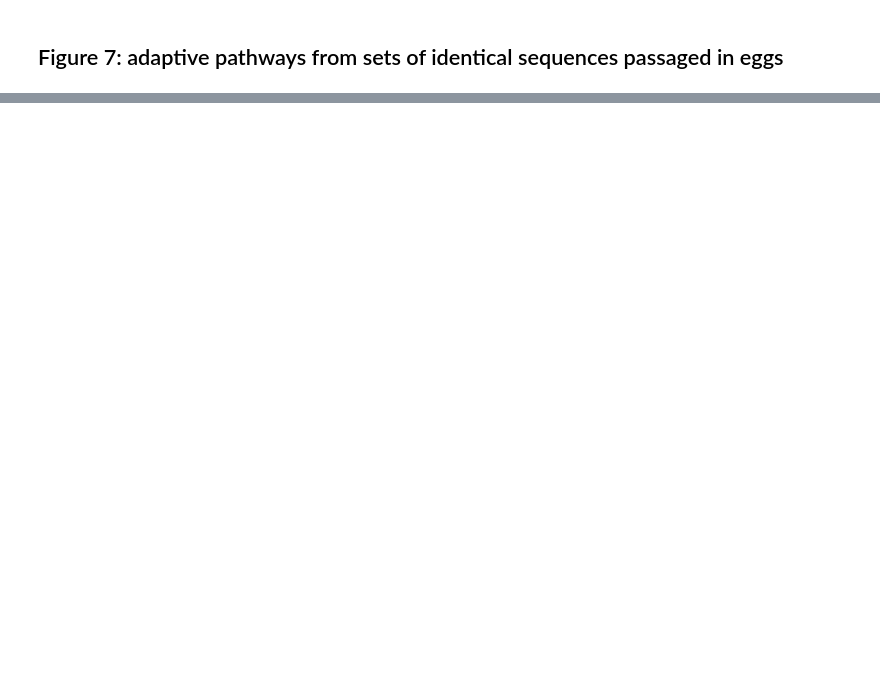
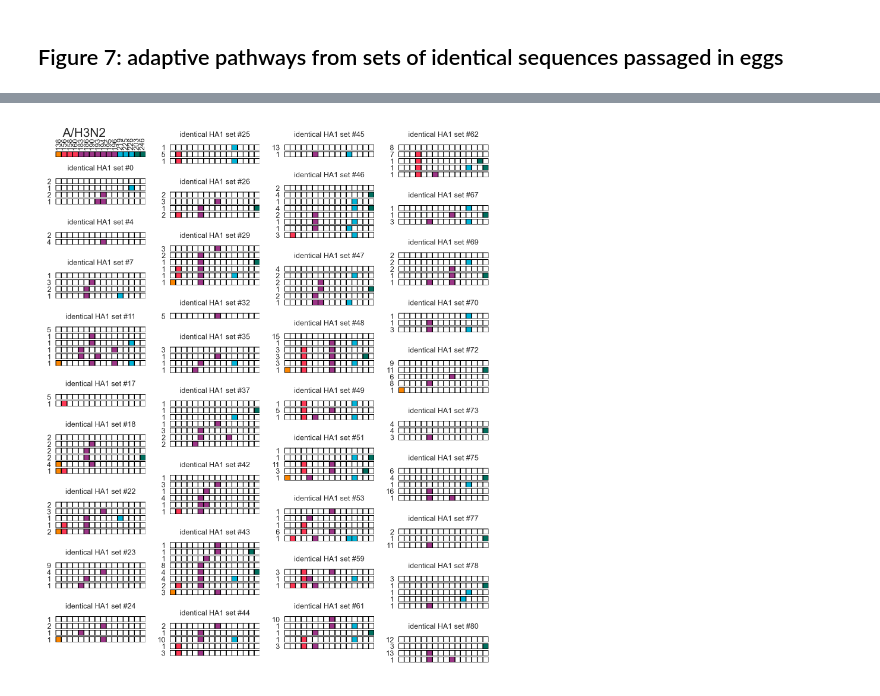
Before and after one commit to blab/egg-adaptation, a Jupyter notebook: figure-panels/Figure7-pathways.ipynb, the cells around one changed output, grey strips where cells are left out. Cells and saved outputs as stored; diff of their text form; code cells hidden in the pictures; blank space fills up the shorter version.

```diff
--- a/figure-panels/Figure7-pathways.ipynb
+++ b/figure-panels/Figure7-pathways.ipynb
@@ -964,0 +305,26 @@ sns.despine()
+# %%
+def plot_muts_haplotype(haplotype_string, virus, ax):
+    """
+    Plots a single row of squares based on binary haplotype
+    (color if has adaptive mut at position or white if no)
+
+    """
+
+     # The number of columns is the length of the binary string
+    cols = len(haplotype_string)
+
+    ax.set_xlim(0, cols)
+    ax.set_ylim(0, 1)  # Single row, so height is 1
+    ax.set_aspect('equal')
+
+    # Draw individual squares based on the binary string
+    for j in range(cols):
+        color = haplotype_cmap[virus][j] if haplotype_string[j] == '1' else 'white'
+        rect = Rectangle((j, 0), 1, 1, facecolor=color, edgecolor='black', linewidth=0.75)
+        ax.add_patch(rect)
+
+    ax.set_xticklabels([])
+    ax.set_yticklabels([])
+    ax.tick_params(axis='both', which='both', length=0)
+
+    return ax
@@ -964,0 +944,5 @@ sns.despine()
+# %%
+plot_figure7_supplement('h3n2', figwidth=8, figheight=10,
+                        filename = 'Figure7/Supplements_AllSets/h3n2_allsets.png')
+# %% [output]
+[figure, added]
```
Also changed, not shown: parts of 43 cells of this notebook, 15 other files.
